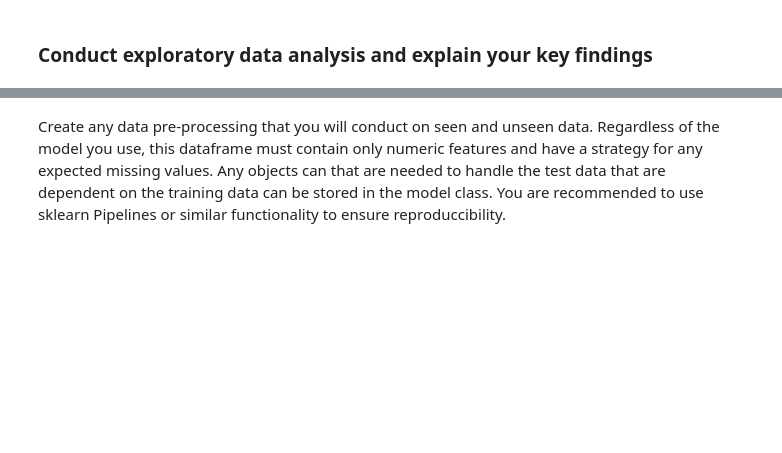
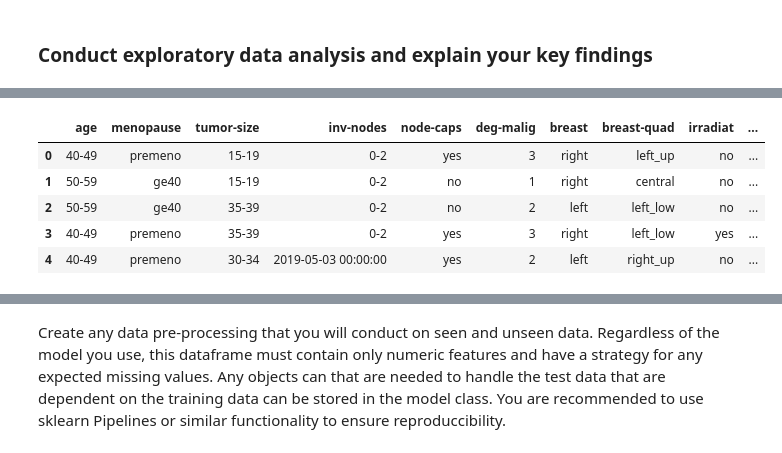
Before and after one commit to agreenhalgh/deep-learning-training, a Jupyter notebook: Task_template_name_module.ipynb, the cells around one changed output, grey strips where cells are left out. Saved outputs shown, nothing was run; the diff lists cells and outputs as text; code cells hidden in the pictures; blank space fills up the shorter version.

```diff
--- a/Task_template_name_module.ipynb
+++ b/Task_template_name_module.ipynb
@@ -37,0 +58,9 @@ raw_data = import_local_data(local_file_path)
+# %%
+raw_data.head()
+# %% [output]
+|  | age | menopause | tumor-size | inv-nodes | node-caps | deg-malig | breast | breast-quad | irradiat | ... |
+| 0 | 40-49 | premeno | 15-19 | 0-2 | yes | 3 | right | left_up | no | ... |
+| 1 | 50-59 | ge40 | 15-19 | 0-2 | no | 1 | right | central | no | ... |
+| 2 | 50-59 | ge40 | 35-39 | 0-2 | no | 2 | left | left_low | no | ... |
+| 3 | 40-49 | premeno | 35-39 | 0-2 | yes | 3 | right | left_low | yes | ... |
+| 4 | 40-49 | premeno | 30-34 | 2019-05-03 00:00:00 | yes | 2 | left | right_up | no | ... |
```
Also changed, not shown: parts of 26 cells of this notebook.
